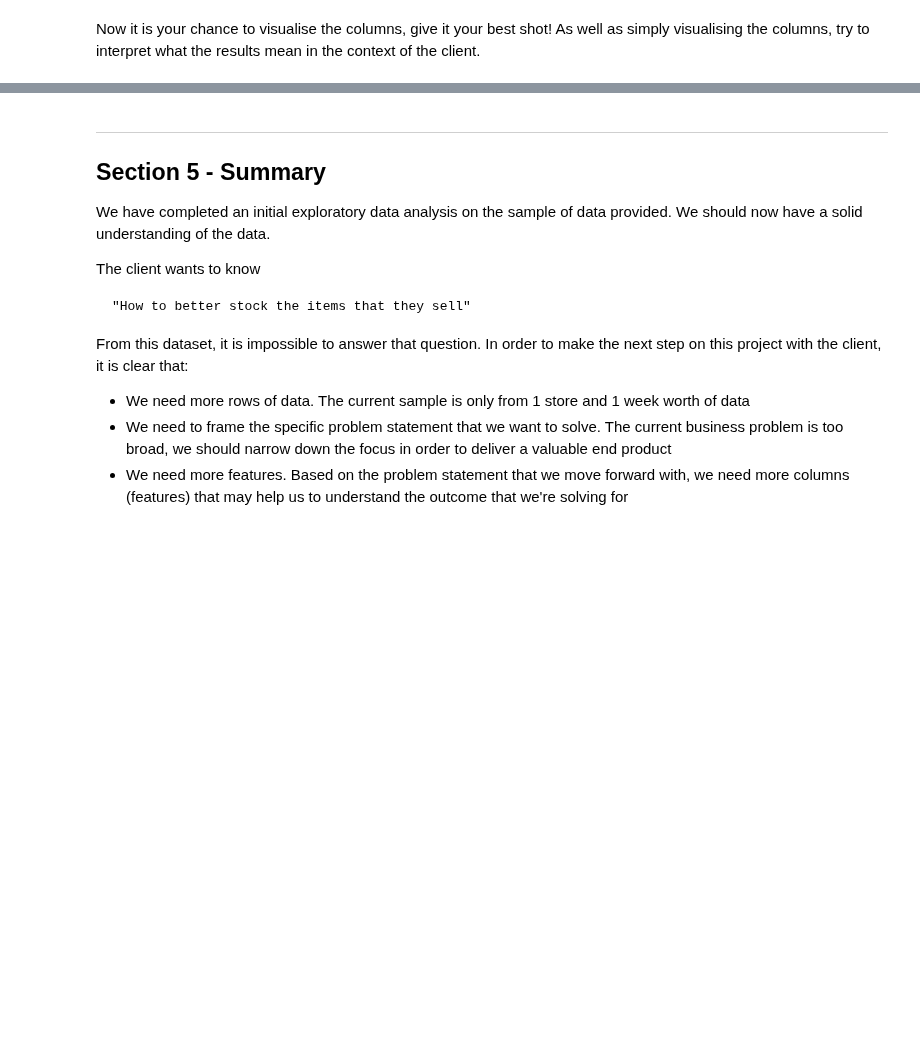
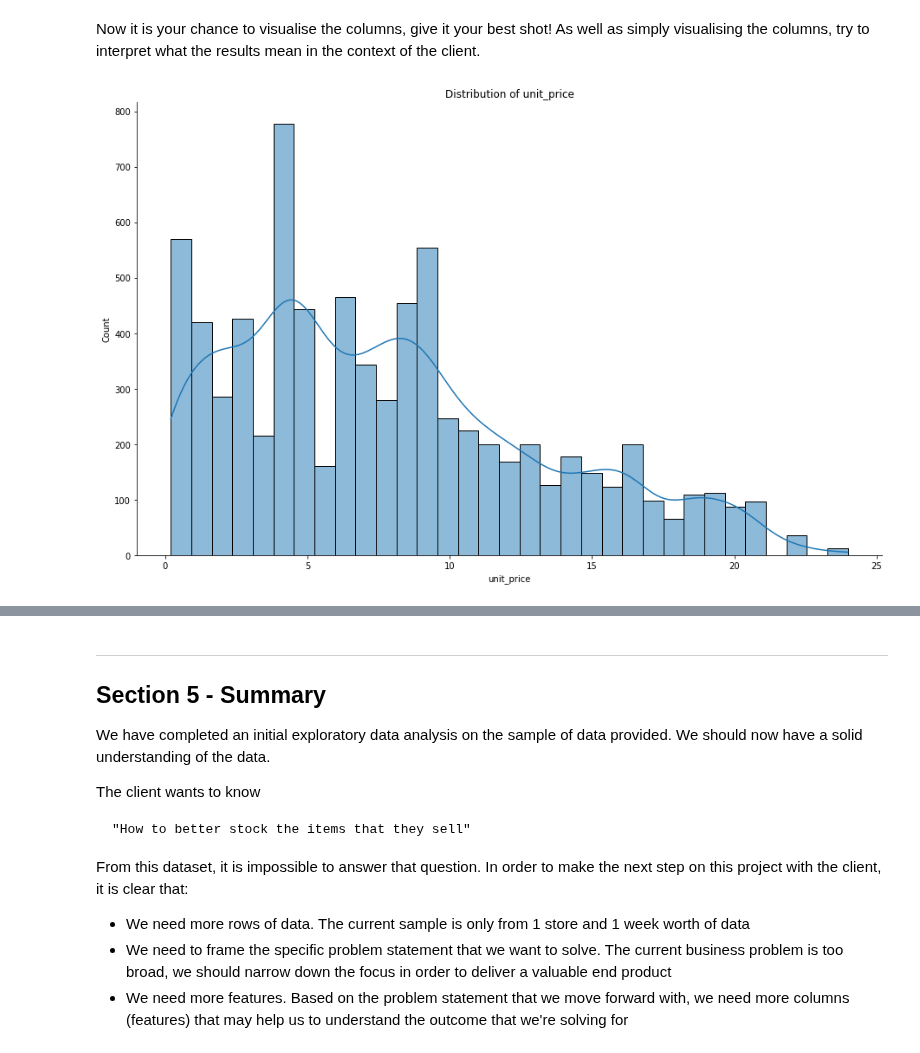
Before and after one commit to lawalsegun2025/forage_projects, a Jupyter notebook: 002_Cognizant_Artificial_Intelligence/1_Exploratory_Data_Analysis/notebook/eda.ipynb, the cells around one changed output, grey strips where cells are left out. Drawn from its saved outputs; the diff is of its cells as text; code cells hidden in the pictures; blank space fills up the shorter version.

Commit message:
Visualized continous numeric columns

```diff
--- a/002_Cognizant_Artificial_Intelligence/1_Exploratory_Data_Analysis/notebook/eda.ipynb
+++ b/002_Cognizant_Artificial_Intelligence/1_Exploratory_Data_Analysis/notebook/eda.ipynb
@@ -182,3 +182,7 @@ def correlation_plot(data: pd.DataFrame = None):
   corr.style.background_gradient(cmap='coolwarm')
 # %% [markdown]
 Now it is your chance to visualise the columns, give it your best shot! As well as simply visualising the columns, try to interpret what the results mean in the context of the client.
+# %%
+plot_continuous_distribution(df, 'unit_price')b
+# %% [output]
+[figure, added]
```
Also changed, not shown: parts of 7 cells of this notebook.
